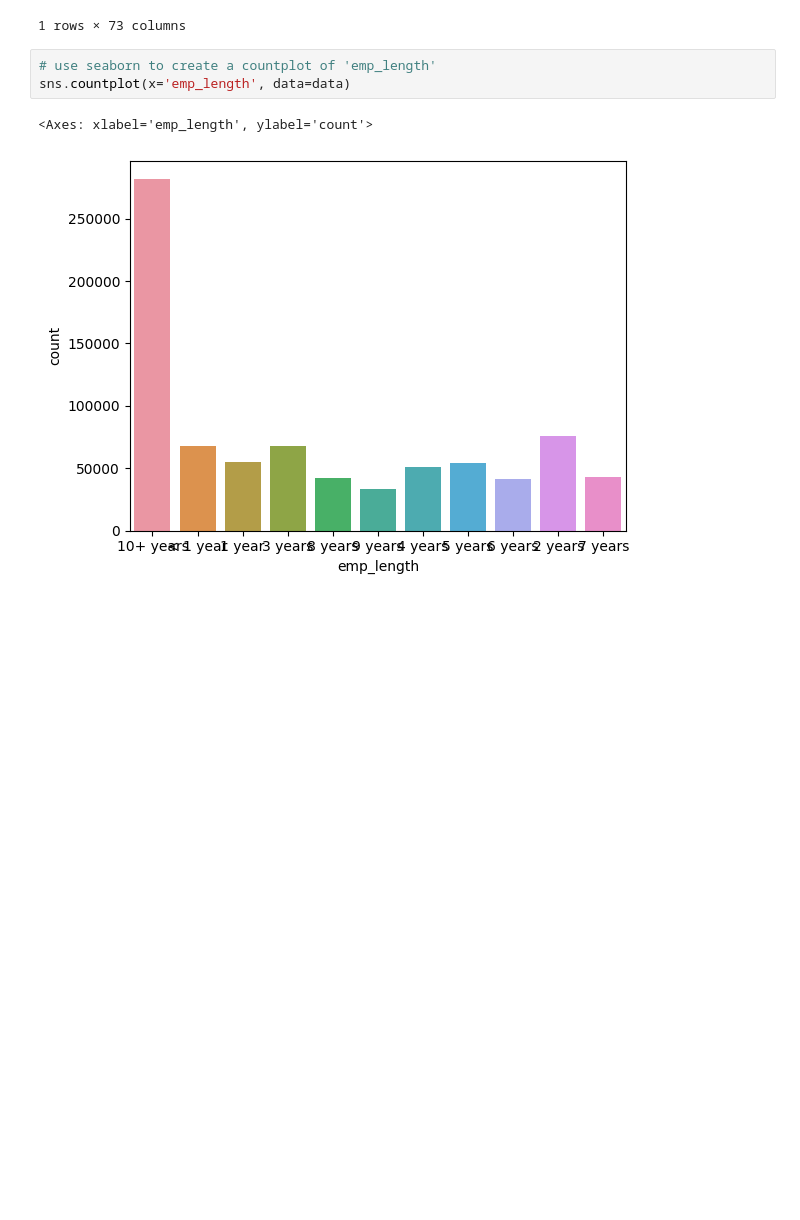
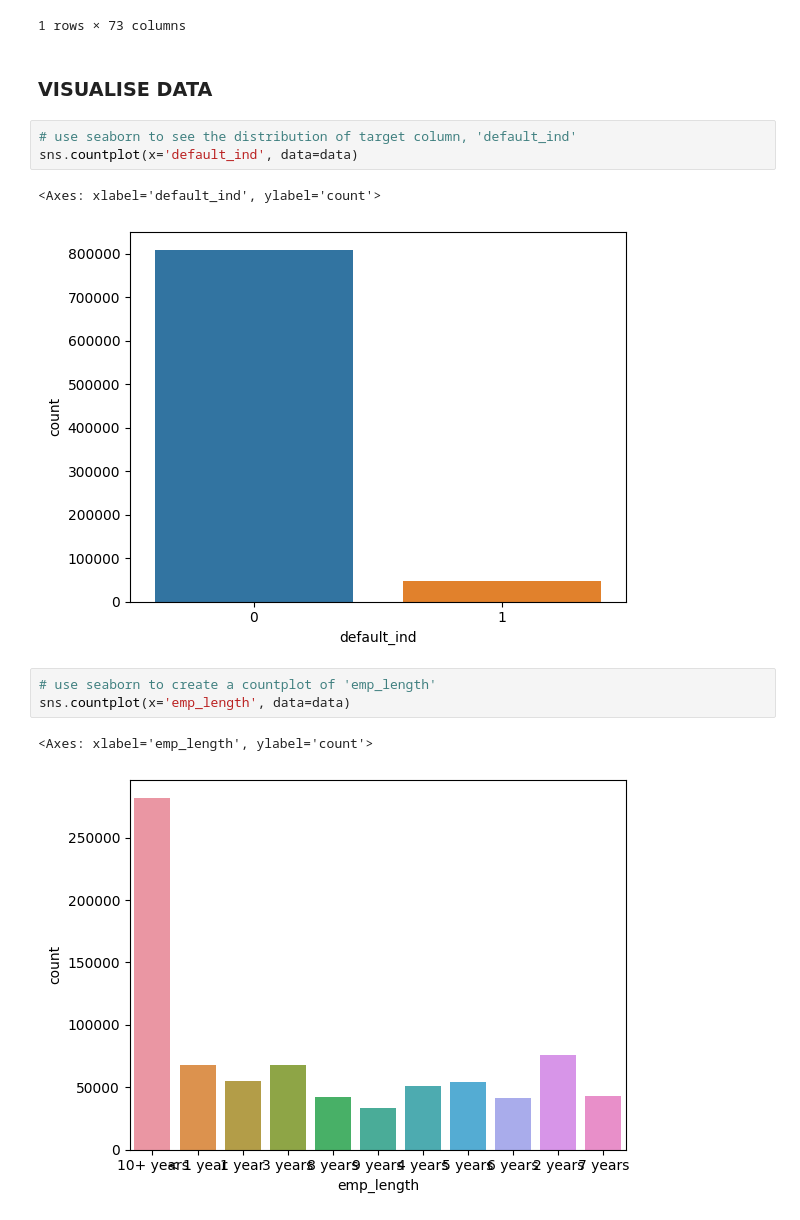
Before and after one commit to rurumeister/csci-316, a Jupyter notebook: GA1_initial.ipynb, the cells around one changed output. Saved outputs shown, nothing was run; the diff lists cells and outputs as text; blank space fills up the shorter version.

```diff
--- a/GA1.ipynb
+++ b/GA1_initial.ipynb
@@ -214,6 +232,14 @@ data[data['acc_now_delinq'] == 14]
 |  | zid | member_id | loan_amnt | funded_amnt | funded_amnt_inv | term | int_rate | installment | grade | ... |
 | 794721 | 42453230 | 45419943 | 7075 | 7075 | 7075.0 | 36 months | 18.25 | 256.67 | E | ... |
 1 rows × 73 columns
+# %% [markdown]
+### VISUALISE DATA
+# %%
+# use seaborn to see the distribution of target column, 'default_ind'
+sns.countplot(x='default_ind', data=data)
+# %% [output]
+<Axes: xlabel='default_ind', ylabel='count'>
+[figure, added]
 # %%
 # use seaborn to create a countplot of 'emp_length'
 sns.countplot(x='emp_length', data=data)
```
Also changed, not shown: parts of 12 cells of this notebook.
